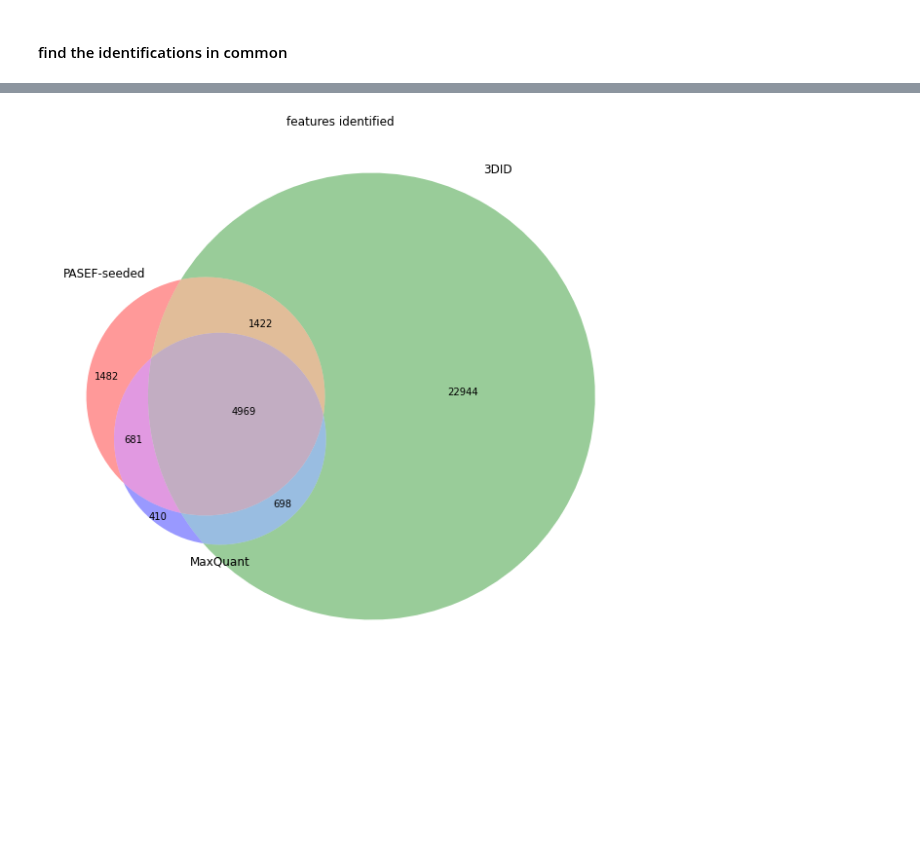
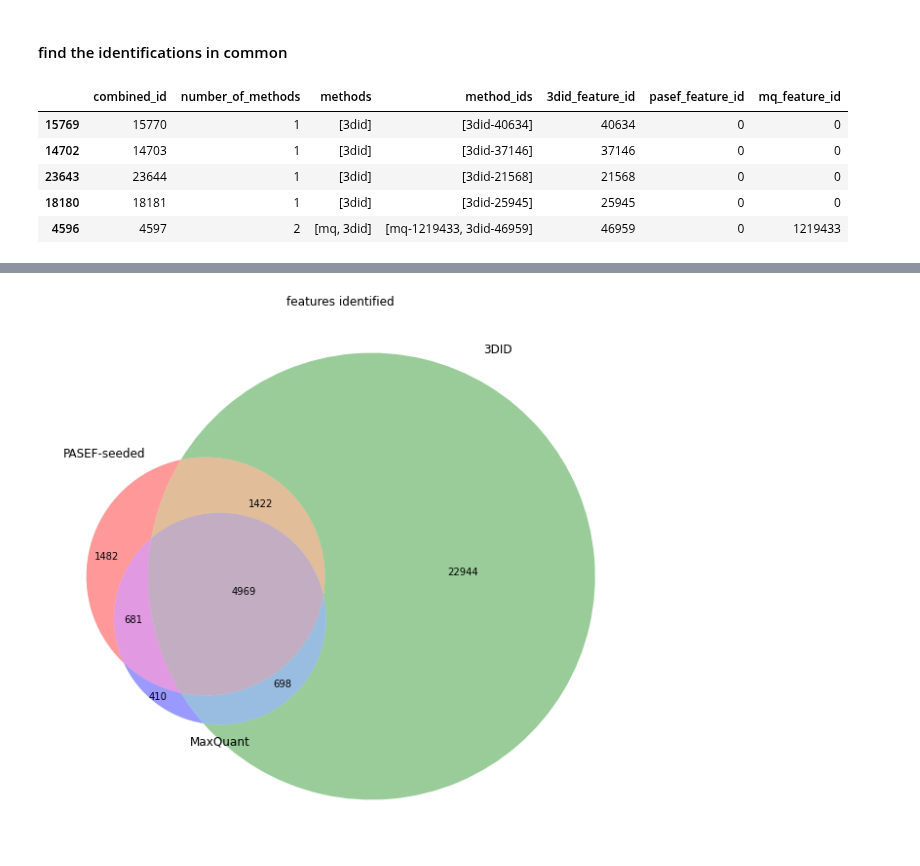
Before and after one commit to WEHI-Proteomics/tfde, a Jupyter notebook: notebooks/paper 4 - feature venn diagrams for MQ, PASEF, 3DID.ipynb, the cells around one changed output, grey strips where cells are left out. Drawn from its saved outputs; the diff is of its cells as text; code cells hidden in the pictures; blank space fills up the shorter version.

```diff
--- a/notebooks/paper 4 - feature venn diagrams for MQ, PASEF, 3DID.ipynb
+++ b/notebooks/paper 4 - feature venn diagrams for MQ, PASEF, 3DID.ipynb
@@ -173,6 +173,7 @@ idents_mq_df = idents_mq_df[(idents_mq_df.raw_file == run_name) & (idents_mq_df[
 idents_mq_df['excluded'] = idents_mq_df.apply(lambda row: row.scan_apex < scan_coords_for_single_charge_region(row.monoisotopic_mz, row.monoisotopic_mz)['scan_for_mz_lower'], axis=1)
 idents_mq_df = idents_mq_df[(idents_mq_df.excluded == False)]
 idents_mq_df = idents_mq_df[(idents_mq_df.rt_apex >= RT_LOWER) & (idents_mq_df.rt_apex <= RT_UPPER)]
+idents_mq_df['feature_intensity'] = idents_mq_df.intensity
 idents_mq_df = idents_mq_df[(idents_mq_df.isotope_count >= 3)].copy()
 # %% [markdown]
 #### consolidate the identifications from all methods
@@ -232,4 +233,13 @@ for row in combined_idents_df.itertuples():
 # %%
 combined_features_df = pd.DataFrame(combined_features)
 combined_features_df.to_pickle('{}/combined_features_df.pkl'.format(expanduser('~')))
+# %%
+combined_features_df.sample(n=5)
+# %% [output]
+|  | combined_id | number_of_methods | methods | method_ids | 3did_feature_id | pasef_feature_id | mq_feature_id |
+| 15769 | 15770 | 1 | [3did] | [3did-40634] | 40634 | 0 | 0 |
+| 14702 | 14703 | 1 | [3did] | [3did-37146] | 37146 | 0 | 0 |
+| 23643 | 23644 | 1 | [3did] | [3did-21568] | 21568 | 0 | 0 |
+| 18180 | 18181 | 1 | [3did] | [3did-25945] | 25945 | 0 | 0 |
+| 4596 | 4597 | 2 | [mq, 3did] | [mq-1219433, 3did-46959] | 46959 | 0 | 1219433 |
 # %%
```
Also changed, not shown: parts of 26 cells of this notebook, 1 other file.
